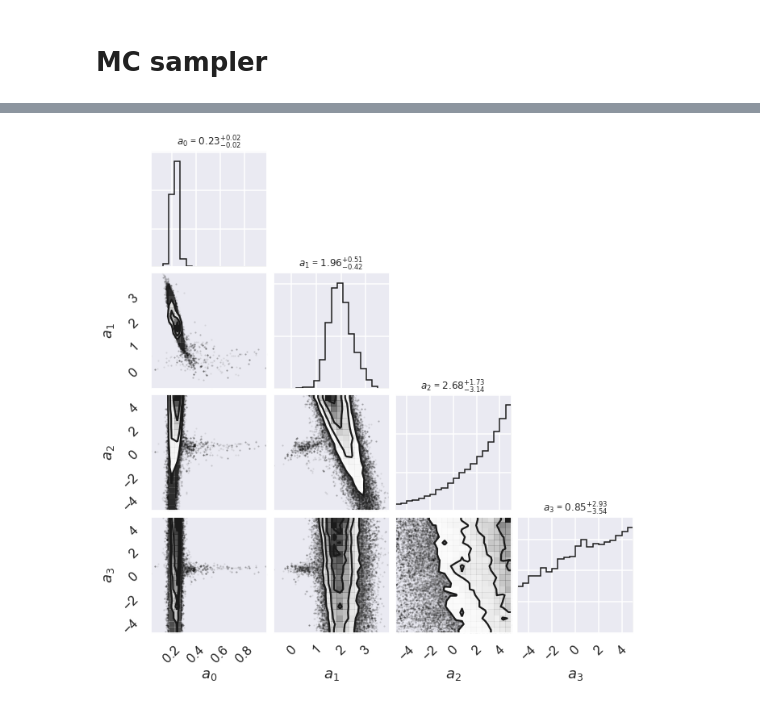
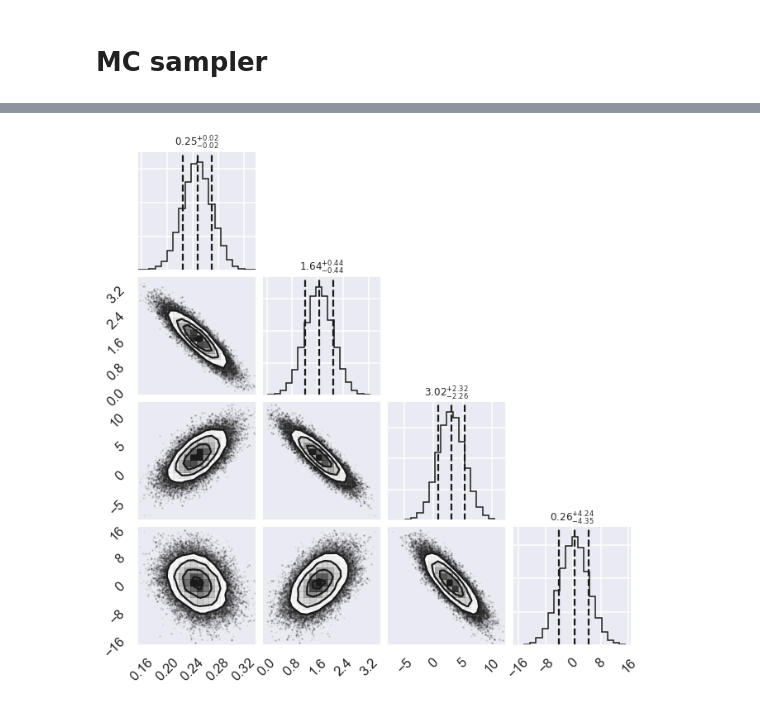
Before and after one commit to toej93/Physics-8805, a Jupyter notebook: mini-projects/mini-project_I_toy_model_of_EFT.ipynb, the cells around one changed output, grey strips where cells are left out. Saved outputs shown, nothing was run; the diff lists cells and outputs as text; code cells hidden in the pictures.

```diff
--- a/mini-projects/mini-project_I_toy_model_of_EFT.ipynb
+++ b/mini-projects/mini-project_I_toy_model_of_EFT.ipynb
@@ -117,7 +90,10 @@ def log_likelihood(theta,x, y, dy):
 # %%
 a_fix=5
-def log_prior_uniform(theta):
+def log_prior_Uniform(theta):
     if np.logical_and(-a_fix<=theta, theta<=a_fix).all():
-        return -len(theta)*np.log(2*a_fix)
+        return len(theta)*np.log(1/(2*a_fix))
     else:
         return -np.inf
+
+def log_prior_Gaussian(theta):
+    return -len(theta)*0.5*(np.log(2*np.pi)+2*np.log(a_fix))-np.sum(0.5*(theta/a_fix)**2)
@@ -131,10 +100,10 @@ def log_prior_gaussian(theta):
 # %% [markdown]
 ## Log posterior for both cases
 # %%
-def log_posterior_uniform(theta, x, y, dy):
-    return log_prior_uniform(theta) + log_likelihood(theta, x, y, dy)
+def log_posterior_Gaussian(theta, x,y,dy):
+    return log_prior_Gaussian(theta) + log_likelihood(theta, x,y,dy)
 
-def log_posterior_gaussian(theta, x, y, dy):
-    return log_prior_gaussian(theta) + log_likelihood(theta, x, y, dy)
+def log_posterior_Uniform(theta, x,y,dy):
+    return log_prior_Uniform(theta) + log_likelihood(theta, x,y,dy)
 # %% [markdown]
 # MC sampler
@@ -141,5 +112,5 @@ def log_posterior_gaussian(theta, x, y, dy):
 # %%
-x=np.flip(np.array(data_paper["x"][3::-1]))
-y=np.flip(np.array(data_paper["data"][3::-1]))
-dy=np.flip(np.array(data_paper["sigma"][3::-1]))
-dy[0]
+data_paper=pd.read_csv("D1_c_5.dat")
+x=np.array(data_paper["x"])
+y=np.array(data_paper["data"])
+dy=np.array(data_paper["sigma"])
@@ -148,16 +117,19 @@ dy[0]
 # %%
 ndim = 4  # number of parameters in the model
 nwalkers = 50  # number of MCMC walkers
-nburn = 5000  # "burn-in" period to let chains stabilize
-nsteps = 1000  # number of MCMC steps to take
+nsteps = 2000 # steps per walker
 
-# we'll start at random locations within the prior volume
-# starting_guesses = np.full(ndim, -5.)+np.full(ndim, 10.)*np.random.rand(nwalkers,ndim)
-starting_guesses = np.random.rand(nwalkers,ndim)
+print(f'{nwalkers} walkers: {nsteps} samples each')
+
+# initialize walkers
+starting_guesses = np.random.randn(nwalkers, ndim) #fix
+
+nburn=200
+
+sampler = emcee.EnsembleSampler(nwalkers, ndim, log_posterior_Gaussian, args=[x,y,dy])
 
 
-print("MCMC sampling using emcee (affine-invariant ensamble sampler) with {0} walkers".format(nwalkers))
-sampler = emcee.EnsembleSampler(nwalkers, ndim, log_posterior_uniform, args=[x,y,dy])
+#sampler = emcee.EnsembleSampler(nwalkers, ndim, log_posterior, args=[D])
 
 # "burn-in" period; save final positions and then reset
 pos, prob, state = sampler.run_mcmc(starting_guesses, nburn)
@@ -165,7 +137,6 @@ sampler.reset()
 
 # sampling period
 sampler.run_mcmc(pos, nsteps)
-%time sampler.run_mcmc(starting_guesses, nsteps)
 
 print("Mean acceptance fraction: {0:.3f} (in total {1} steps)"
                 .format(np.mean(sampler.acceptance_fraction),nwalkers*nsteps))
@@ -180,4 +149,6 @@ Mean acceptance fraction: 0.500 (in total 50000 steps)
 # %%
-fig = corner.corner(samples,labels=[r"$a_0$", r"$a_1$",r"$a_2$",r"$a_3$"],show_titles=True,title_kwargs={"fontsize": 12},use_math_text=True)
+#fig = corner.corner(samples,labels=[r"$a_0$", r"$a_1$",r"$a_2$",r"$a_3$"],show_titles=True,title_kwargs={"fontsize": 12},use_math_text=True)
+fig = corner.corner(samples, quantiles=[0.16, 0.5, 0.84],
+                       show_titles=True, title_kwargs={"fontsize": 12})
 # %% [output]
-[figure, old version]
+[figure, new version]
```
Also changed, not shown: parts of 8 cells of this notebook.
